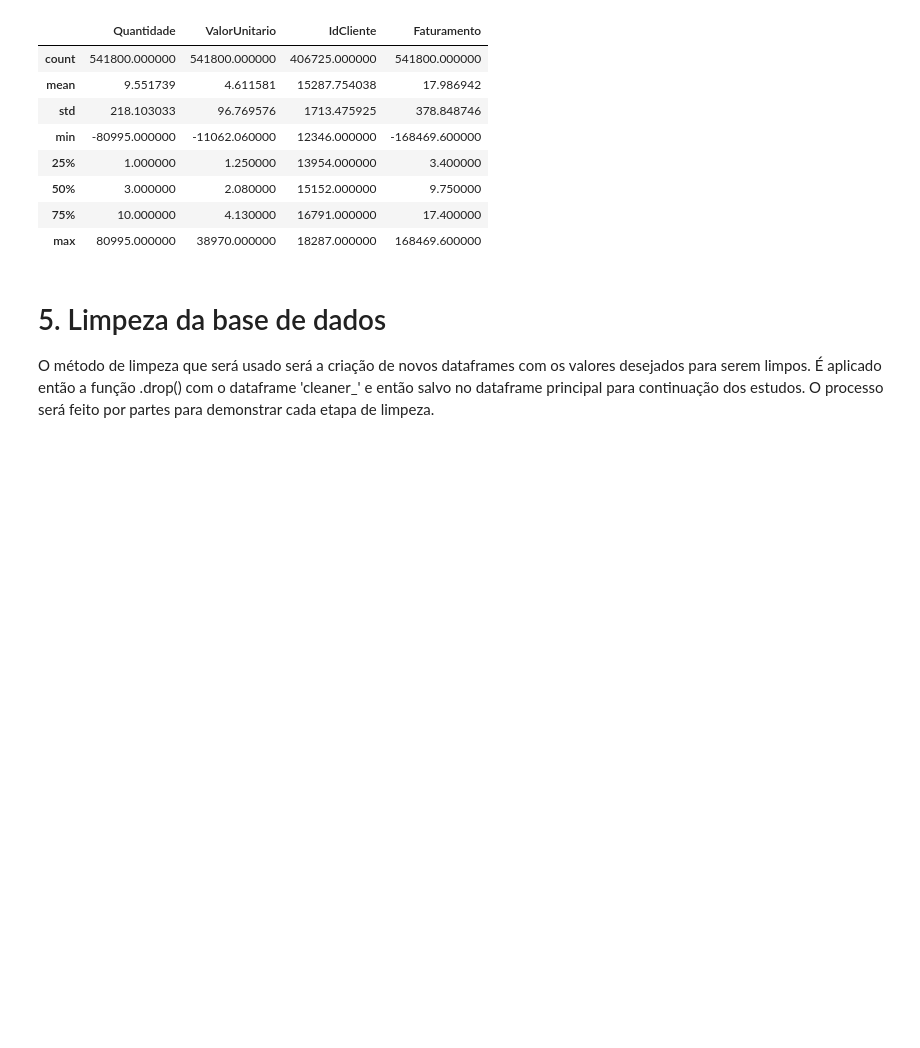
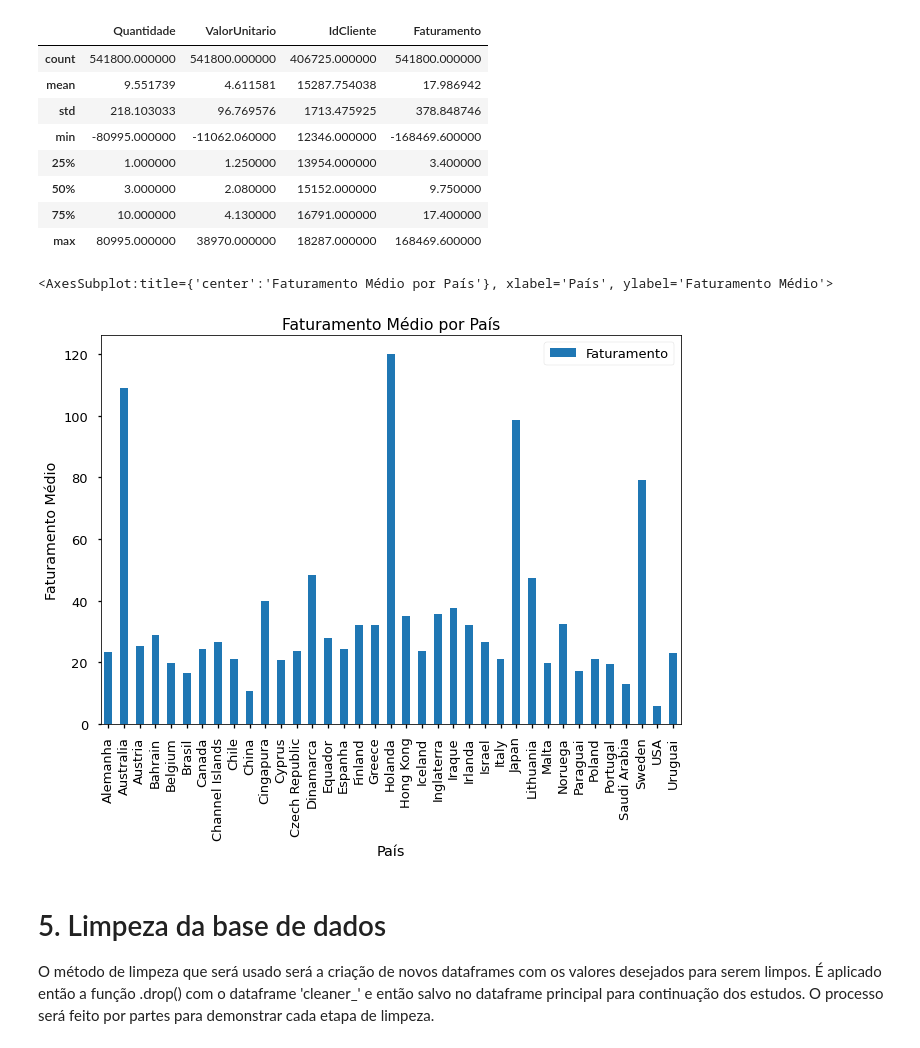
Before and after one commit to DSRodrigoA/DSRodrigoA, a Jupyter notebook: mba.ipynb, the cells around one changed output. Drawn from its saved outputs; the diff is of its cells as text; code cells hidden in the pictures; blank space fills up the shorter version.

```diff
--- a/mba.ipynb
+++ b/mba.ipynb
@@ -266,6 +268,14 @@ dataset.describe()
 | 50% | 3.000000 | 2.080000 | 15152.000000 | 9.750000 |
 | 75% | 10.000000 | 4.130000 | 16791.000000 | 17.400000 |
 | max | 80995.000000 | 38970.000000 | 18287.000000 | 168469.600000 |
+# %%
+# Média de faturamento por 'Pais'
+
+dataset.groupby(['Pais'])['Faturamento'].mean().plot(kind='bar', title='Faturamento Médio por País',xlabel='País',
+                                                     ylabel='Faturamento Médio', legend=True)
+# %% [output]
+<AxesSubplot:title={'center':'Faturamento Médio por País'}, xlabel='País', ylabel='Faturamento Médio'>
+[figure, added]
 # %% [markdown]
 # 5. Limpeza da base de dados
 
```
Also changed, not shown: parts of 2 cells of this notebook.
